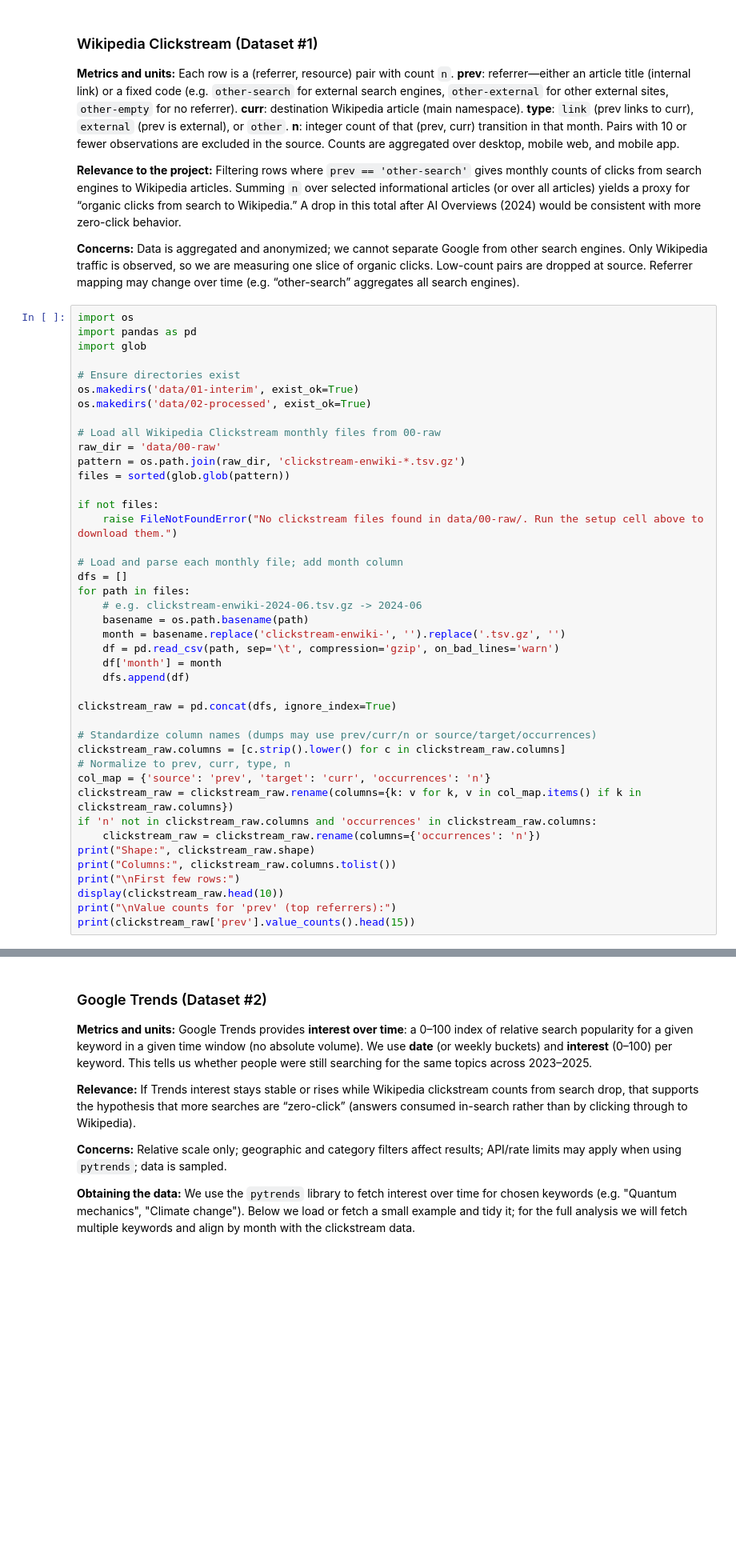
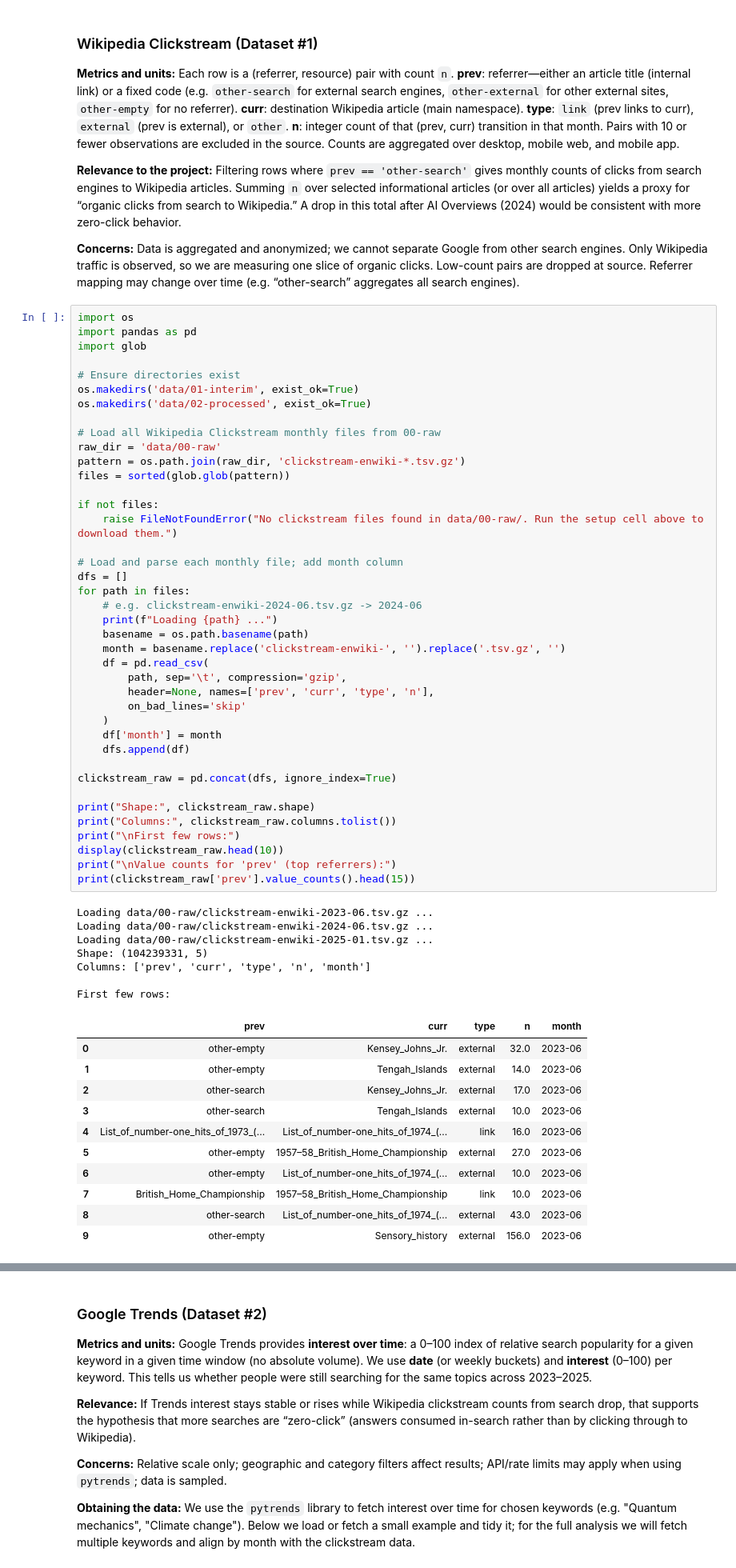
Before and after one commit to COGS108/Group080_WI26, a Jupyter notebook: 01-DataCheckpoint.ipynb, the cells around one changed output, grey strips where cells are left out. Shown at 80% size. Saved outputs shown, nothing was run; the diff lists cells and outputs as text; blank space fills up the shorter version.

Commit message:
data checkpoint

```diff
--- a/01-DataCheckpoint.ipynb
+++ b/01-DataCheckpoint.ipynb
@@ -121,38 +96,55 @@ import glob
 
 # Ensure directories exist
 os.makedirs('data/01-interim', exist_ok=True)
 os.makedirs('data/02-processed', exist_ok=True)
 
 # Load all Wikipedia Clickstream monthly files from 00-raw
 raw_dir = 'data/00-raw'
 pattern = os.path.join(raw_dir, 'clickstream-enwiki-*.tsv.gz')
 files = sorted(glob.glob(pattern))
 
 if not files:
     raise FileNotFoundError("No clickstream files found in data/00-raw/. Run the setup cell above to download them.")
 
 # Load and parse each monthly file; add month column
 dfs = []
 for path in files:
     # e.g. clickstream-enwiki-2024-06.tsv.gz -> 2024-06
+    print(f"Loading {path} ...")
     basename = os.path.basename(path)
     month = basename.replace('clickstream-enwiki-', '').replace('.tsv.gz', '')
-    df = pd.read_csv(path, sep='\t', compression='gzip', on_bad_lines='warn')
+    df = pd.read_csv(
+        path, sep='\t', compression='gzip',
+        header=None, names=['prev', 'curr', 'type', 'n'],
+        on_bad_lines='skip'
+    )
     df['month'] = month
     dfs.append(df)
 
 clickstream_raw = pd.concat(dfs, ignore_index=True)
 
-# Standardize column names (dumps may use prev/curr/n or source/target/occurrences)
-clickstream_raw.columns = [c.strip().lower() for c in clickstream_raw.columns]
-# Normalize to prev, curr, type, n
-col_map = {'source': 'prev', 'target': 'curr', 'occurrences': 'n'}
-clickstream_raw = clickstream_raw.rename(columns={k: v for k, v in col_map.items() if k in clickstream_raw.columns})
-if 'n' not in clickstream_raw.columns and 'occurrences' in clickstream_raw.columns:
-    clickstream_raw = clickstream_raw.rename(columns={'occurrences': 'n'})
 print("Shape:", clickstream_raw.shape)
 print("Columns:", clickstream_raw.columns.tolist())
 print("\nFirst few rows:")
 display(clickstream_raw.head(10))
 print("\nValue counts for 'prev' (top referrers):")
 print(clickstream_raw['prev'].value_counts().head(15))
+# %% [output]
+Loading data/00-raw/clickstream-enwiki-2023-06.tsv.gz ...
+Loading data/00-raw/clickstream-enwiki-2024-06.tsv.gz ...
+Loading data/00-raw/clickstream-enwiki-2025-01.tsv.gz ...
+Shape: (104239331, 5)
+Columns: ['prev', 'curr', 'type', 'n', 'month']
+
+First few rows:
+|  | prev | curr | type | n | month |
+| 0 | other-empty | Kensey_Johns_Jr. | external | 32.0 | 2023-06 |
+| 1 | other-empty | Tengah_Islands | external | 14.0 | 2023-06 |
+| 2 | other-search | Kensey_Johns_Jr. | external | 17.0 | 2023-06 |
+| 3 | other-search | Tengah_Islands | external | 10.0 | 2023-06 |
+| 4 | List_of_number-one_hits_of_1973_(... | List_of_number-one_hits_of_1974_(... | link | 16.0 | 2023-06 |
+| 5 | other-empty | 1957–58_British_Home_Championship | external | 27.0 | 2023-06 |
+| 6 | other-empty | List_of_number-one_hits_of_1974_(... | external | 10.0 | 2023-06 |
+| 7 | British_Home_Championship | 1957–58_British_Home_Championship | link | 10.0 | 2023-06 |
+| 8 | other-search | List_of_number-one_hits_of_1974_(... | external | 43.0 | 2023-06 |
+| 9 | other-empty | Sensory_history | external | 156.0 | 2023-06 |
```
Also changed, not shown: parts of 5 cells of this notebook.
